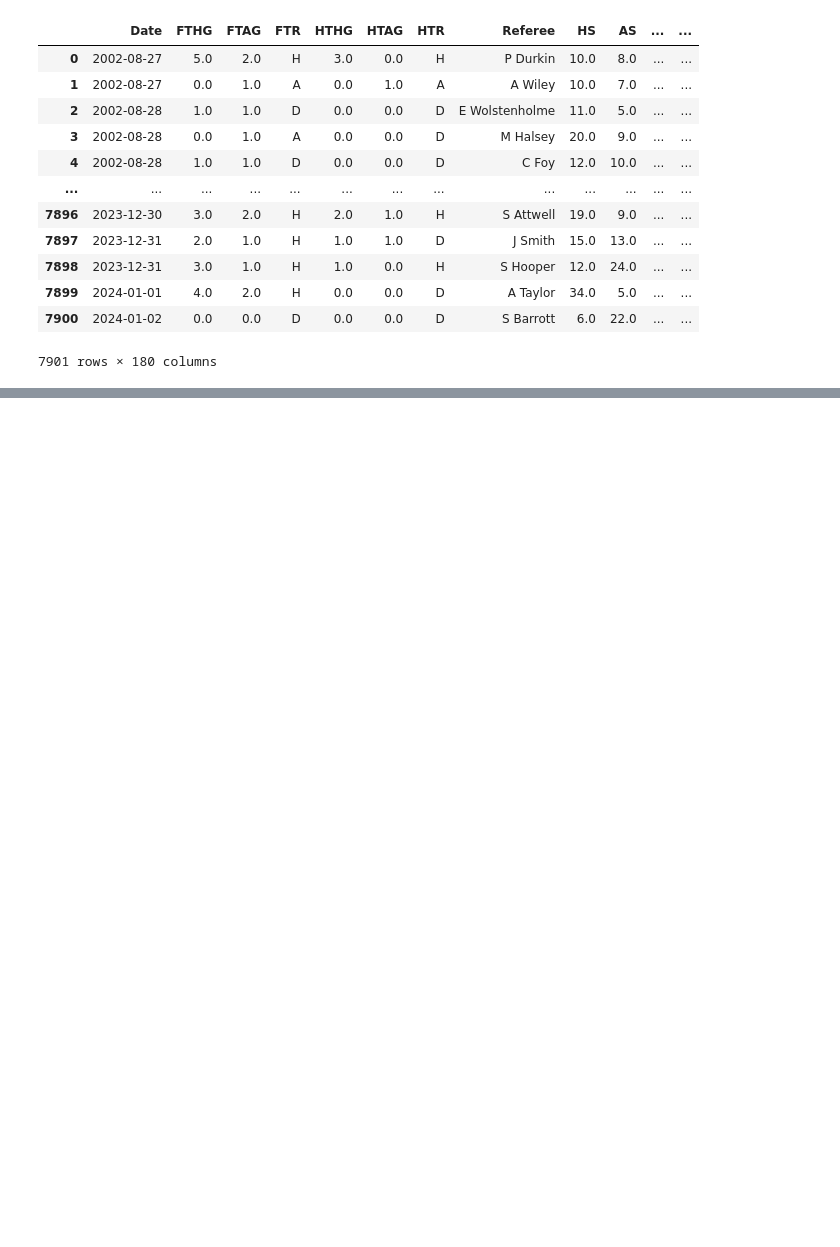
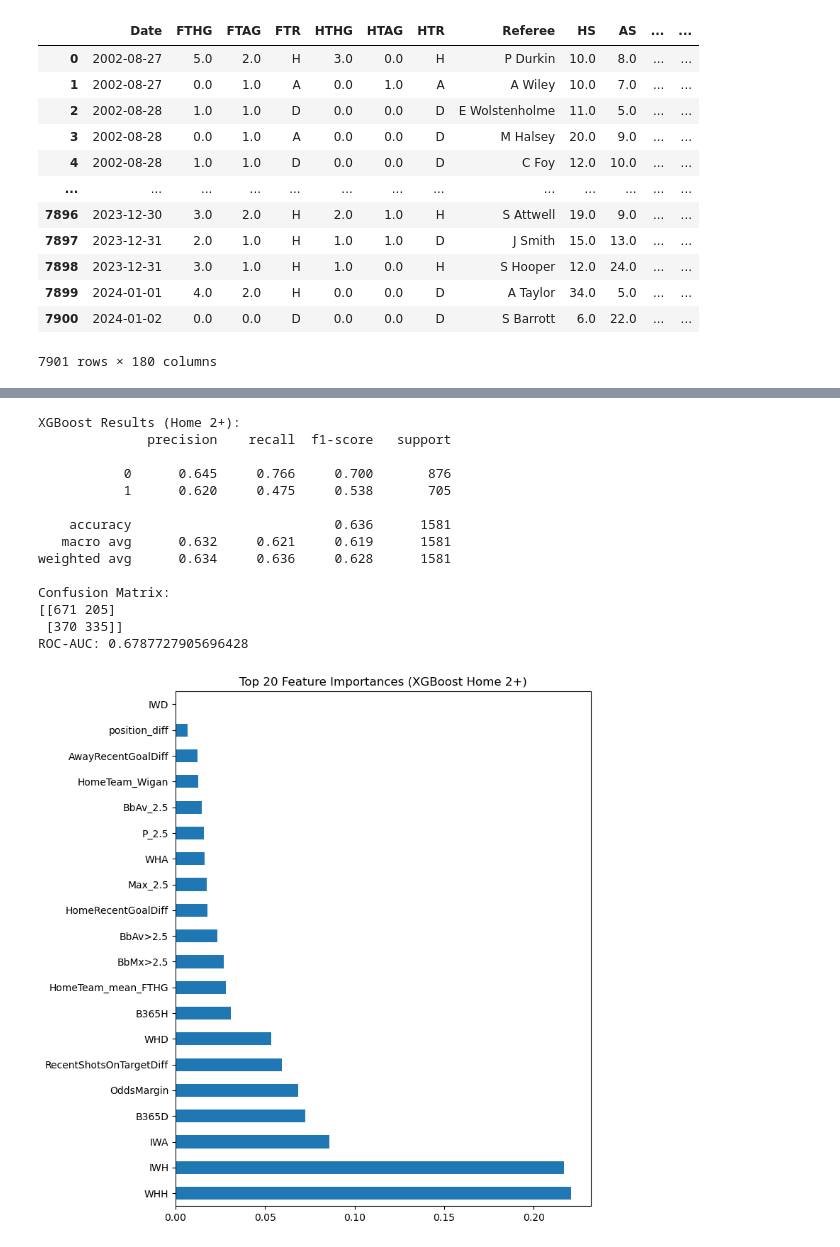
Before and after one commit to Shab00/Over-Under2.5Goals, a Jupyter notebook: notebooks/randomForrest.ipynb, the cells around one changed output, grey strips where cells are left out. Drawn from its saved outputs; the diff is of its cells as text; code cells hidden in the pictures; blank space fills up the shorter version.

Commit message:
created pipline model xgboost

```diff
--- a/notebooks/randomForrest.ipynb
+++ b/notebooks/randomForrest.ipynb
@@ -160,3 +235,46 @@ weighted avg       0.62      0.62      0.61      1581
+# %%
+X_train = X_train.rename(columns=lambda x: x.replace('[', '_').replace(']', '_').replace('<', '_'))
+X_test = X_test.rename(columns=lambda x: x.replace('[', '_').replace(']', '_').replace('<', '_'))
+
+xgb_model = xgb.XGBClassifier(
+    n_estimators=10,
+    max_depth=2,
+    n_jobs=1,
+    random_state=42,
+    eval_metric='logloss'
+)
+xgb_model.fit(X_train, y_train)
+
+y_pred_xgb = xgb_model.predict(X_test)
+y_proba_xgb = xgb_model.predict_proba(X_test)[:, 1]
+
+print("\nXGBoost Results (Home 2+):")
+print(classification_report(y_test, y_pred_xgb, digits=3))
+print("Confusion Matrix:")
+print(confusion_matrix(y_test, y_pred_xgb))
+print("ROC-AUC:", roc_auc_score(y_test, y_proba_xgb))
+
+importances = pd.Series(xgb_model.feature_importances_, index=X_train.columns)
+importances.nlargest(20).plot(kind='barh', figsize=(8, 8))
+plt.title('Top 20 Feature Importances (XGBoost Home 2+)')
+plt.tight_layout()
+plt.show()
+# %% [output]
+XGBoost Results (Home 2+):
+              precision    recall  f1-score   support
+
+           0      0.645     0.766     0.700       876
+           1      0.620     0.475     0.538       705
+
+    accuracy                          0.636      1581
+   macro avg      0.632     0.621     0.619      1581
+weighted avg      0.634     0.636     0.628      1581
+
+Confusion Matrix:
+[[671 205]
+ [370 335]]
+ROC-AUC: 0.6787727905696428
+[figure, added]
 # %%
 df['Away_2plus'] = (df['FTAG'] >= 2).astype(int)
 
```
Also changed, not shown: parts of 15 cells of this notebook, 7 other files.
